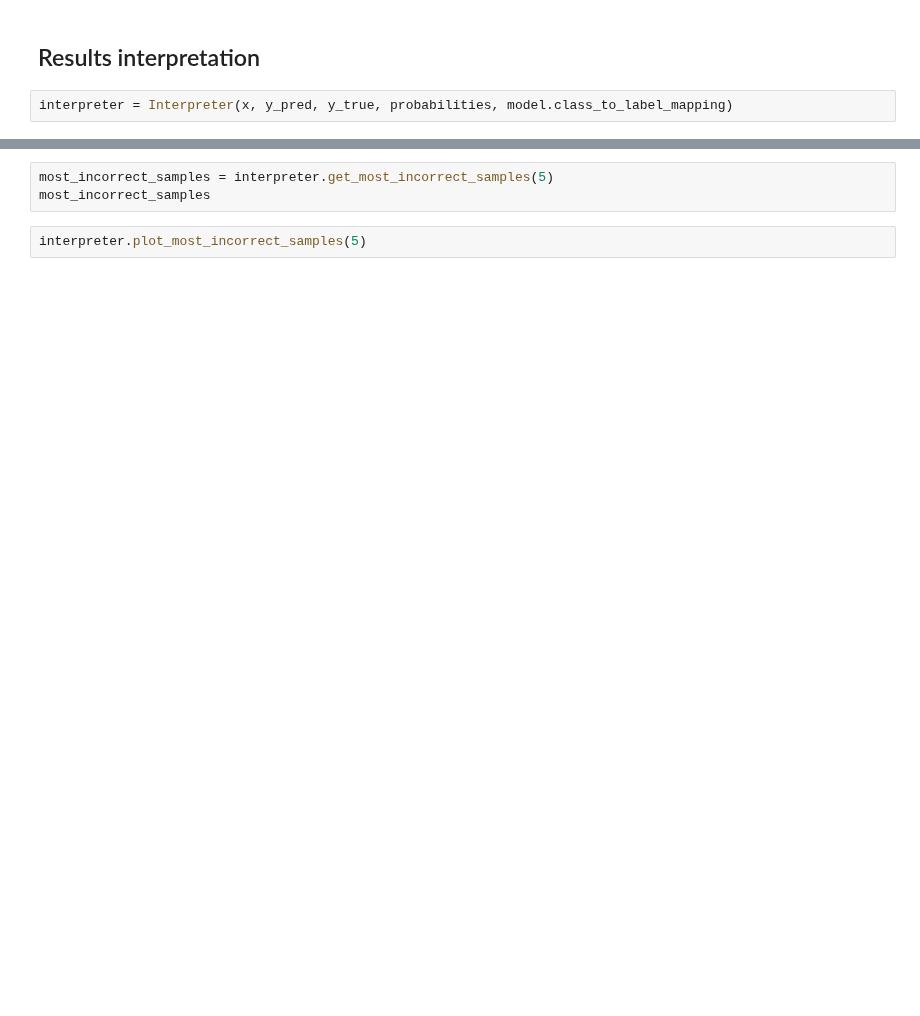
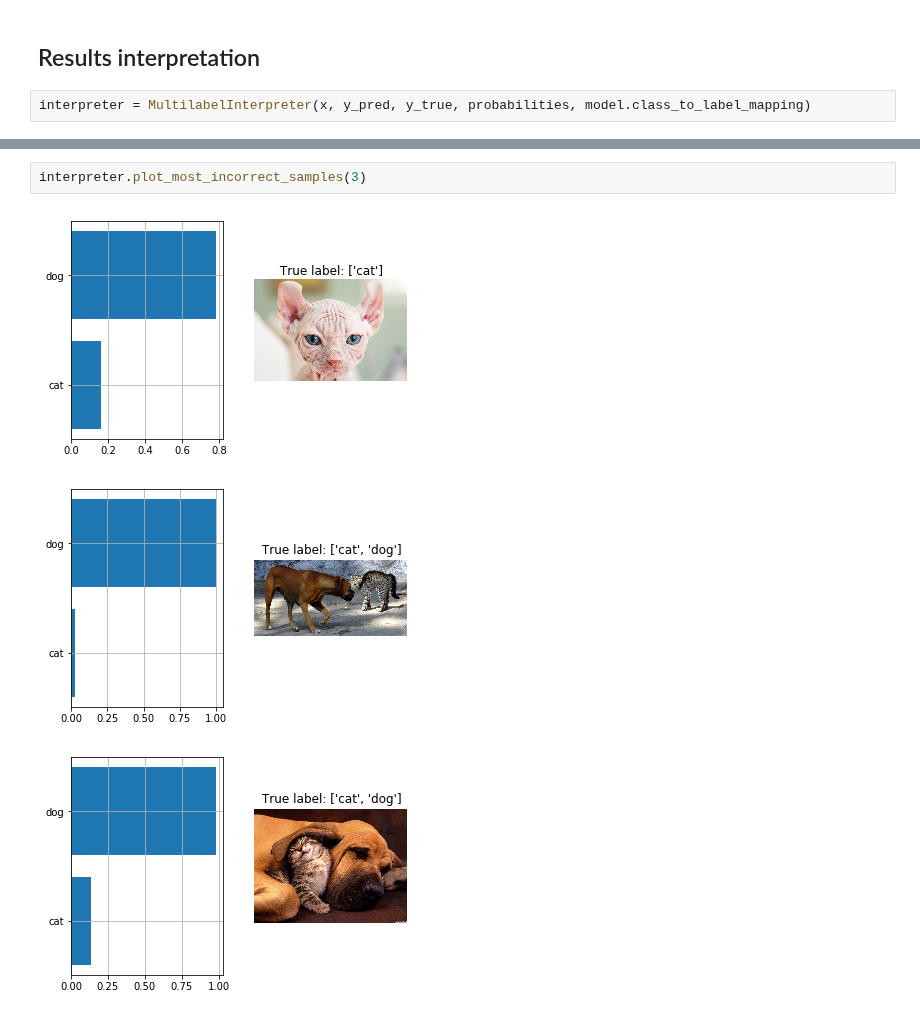
Before and after one commit to omyllymaki/image-classifier, a Jupyter notebook: model_evaluation.ipynb, the cells around one changed output, grey strips where cells are left out. Cells and saved outputs as stored; diff of their text form; blank space fills up the shorter version.

```diff
--- a/model_evaluation.ipynb
+++ b/model_evaluation.ipynb
@@ -43,4 +40,4 @@ y_true_one_hot_encoded = one_hot_encoder.fit_transform(y_true)
 # %% [markdown]
 ## Results interpretation
 # %%
-interpreter = Interpreter(x, y_pred, y_true, probabilities, model.class_to_label_mapping)
+interpreter = MultilabelInterpreter(x, y_pred, y_true, probabilities, model.class_to_label_mapping)
@@ -64,6 +81,7 @@ most_uncertain_samples
-# %%
-most_incorrect_samples = interpreter.get_most_incorrect_samples(5)
-most_incorrect_samples
 # %%
-interpreter.plot_most_incorrect_samples(5)
+interpreter.plot_most_incorrect_samples(3)
+# %% [output]
+[figure, added]
+[figure, added]
+[figure, added]
 # %%
```
Also changed, not shown: parts of 13 cells of this notebook, 1 other file.
